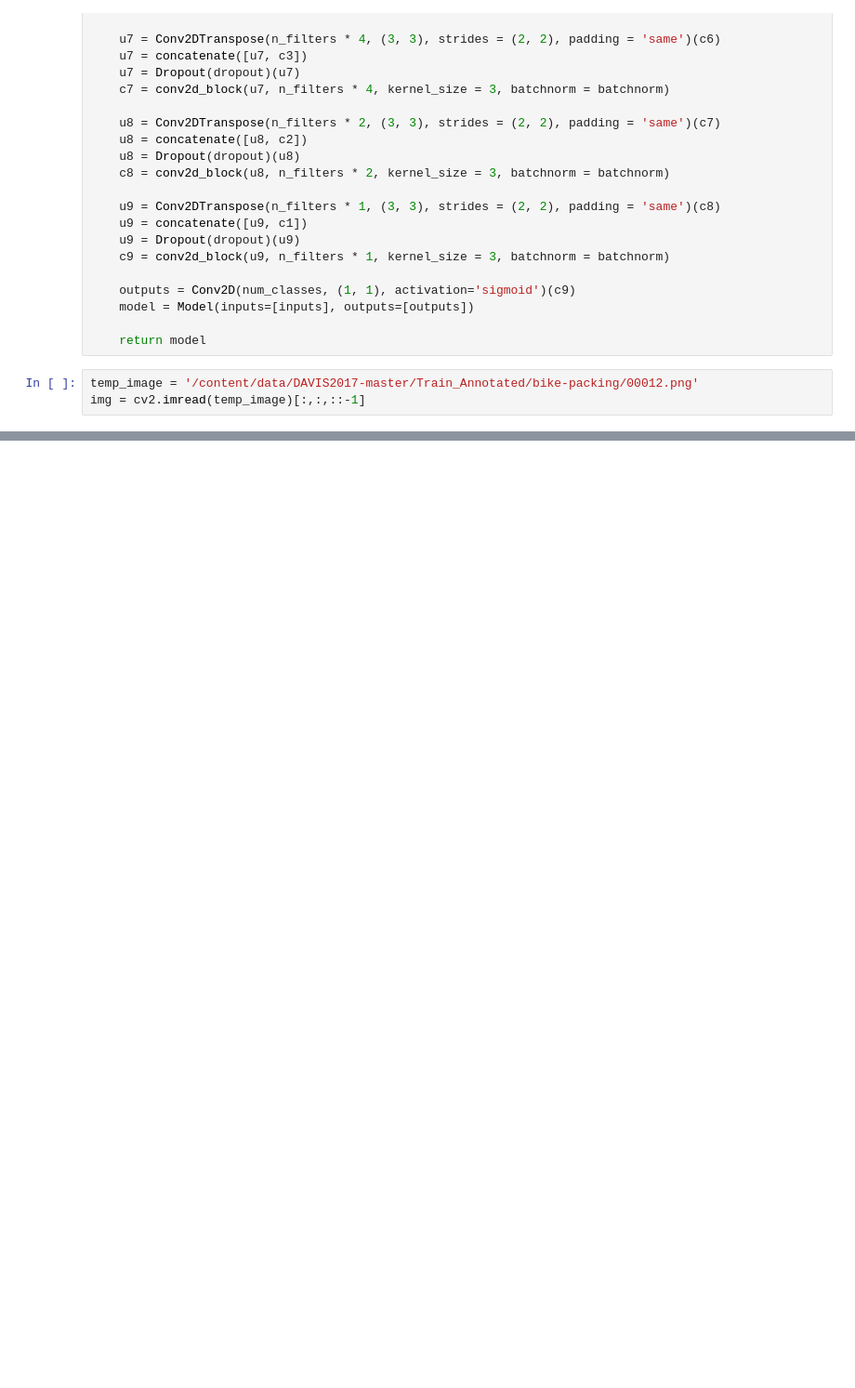
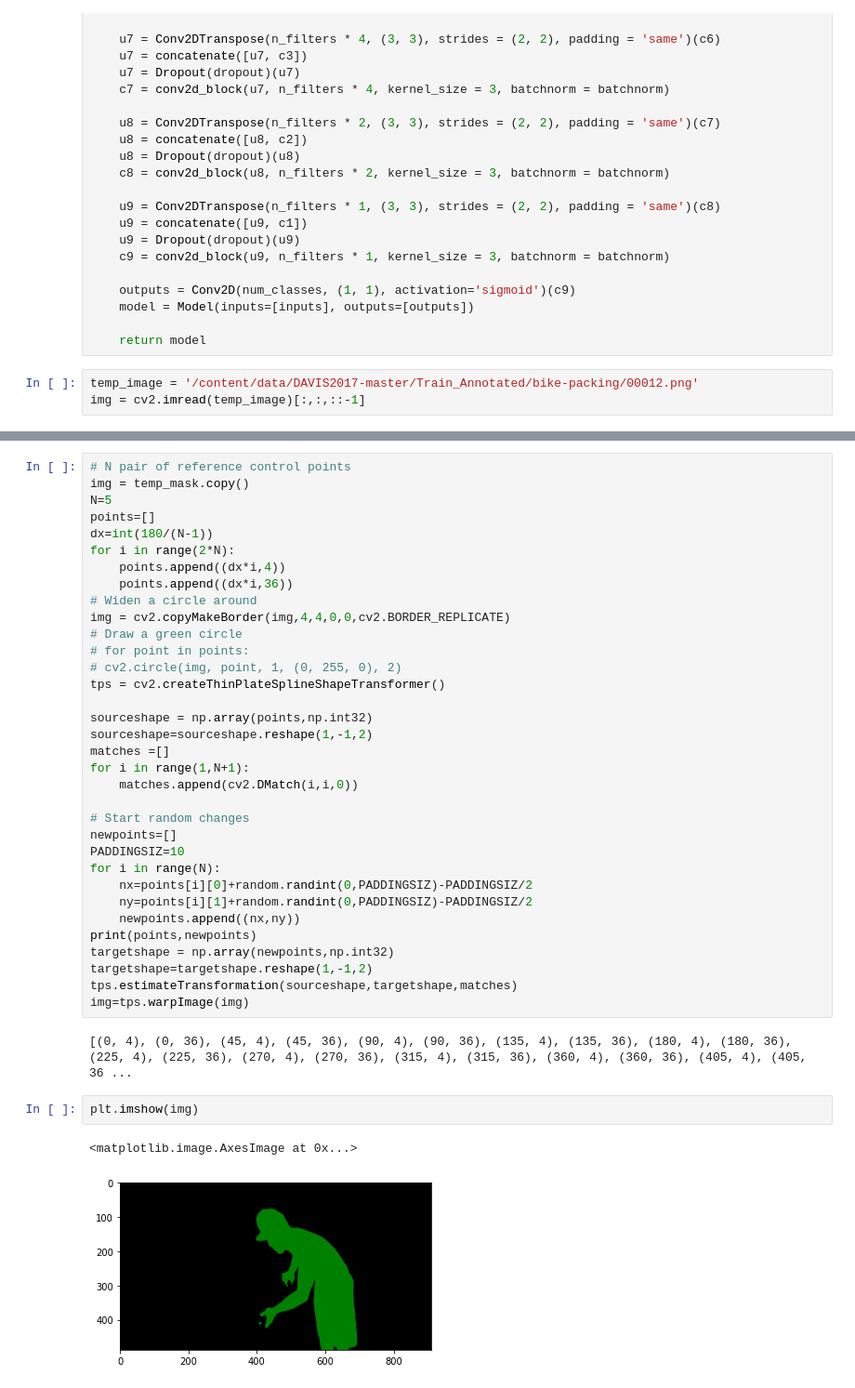
Before and after one commit to kaleeswaranm/MaskTrack, a Jupyter notebook: masktrack.ipynb, the cells around one changed output, grey strips where cells are left out. Shown at 93% size. Drawn from its saved outputs; the diff is of its cells as text; blank space fills up the shorter version.

```diff
--- a/masktrack.ipynb
+++ b/masktrack.ipynb
@@ -111,0 +145,41 @@ print(unique)
+# %%
+# N pair of reference control points
+img = temp_mask.copy()
+N=5
+points=[]
+dx=int(180/(N-1))
+for i in range(2*N):
+    points.append((dx*i,4))
+    points.append((dx*i,36))
+# Widen a circle around
+img = cv2.copyMakeBorder(img,4,4,0,0,cv2.BORDER_REPLICATE)
+# Draw a green circle
+# for point in points:
+# cv2.circle(img, point, 1, (0, 255, 0), 2)
+tps = cv2.createThinPlateSplineShapeTransformer()
+
+sourceshape = np.array(points,np.int32)
+sourceshape=sourceshape.reshape(1,-1,2)
+matches =[]
+for i in range(1,N+1):
+    matches.append(cv2.DMatch(i,i,0))
+
+# Start random changes
+newpoints=[]
+PADDINGSIZ=10
+for i in range(N):
+    nx=points[i][0]+random.randint(0,PADDINGSIZ)-PADDINGSIZ/2
+    ny=points[i][1]+random.randint(0,PADDINGSIZ)-PADDINGSIZ/2
+    newpoints.append((nx,ny))
+print(points,newpoints)
+targetshape = np.array(newpoints,np.int32)
+targetshape=targetshape.reshape(1,-1,2)
+tps.estimateTransformation(sourceshape,targetshape,matches)
+img=tps.warpImage(img)
+# %% [output]
+[(0, 4), (0, 36), (45, 4), (45, 36), (90, 4), (90, 36), (135, 4), (135, 36), (180, 4), (180, 36), (225, 4), (225, 36), (270, 4), (270, 36), (315, 4), (315, 36), (360, 4), (360, 36), (405, 4), (405, 36 ...
+# %%
+plt.imshow(img)
+# %% [output]
+<matplotlib.image.AxesImage at 0x...>
+[figure, added]
```
Also changed, not shown: parts of 8 cells of this notebook.
